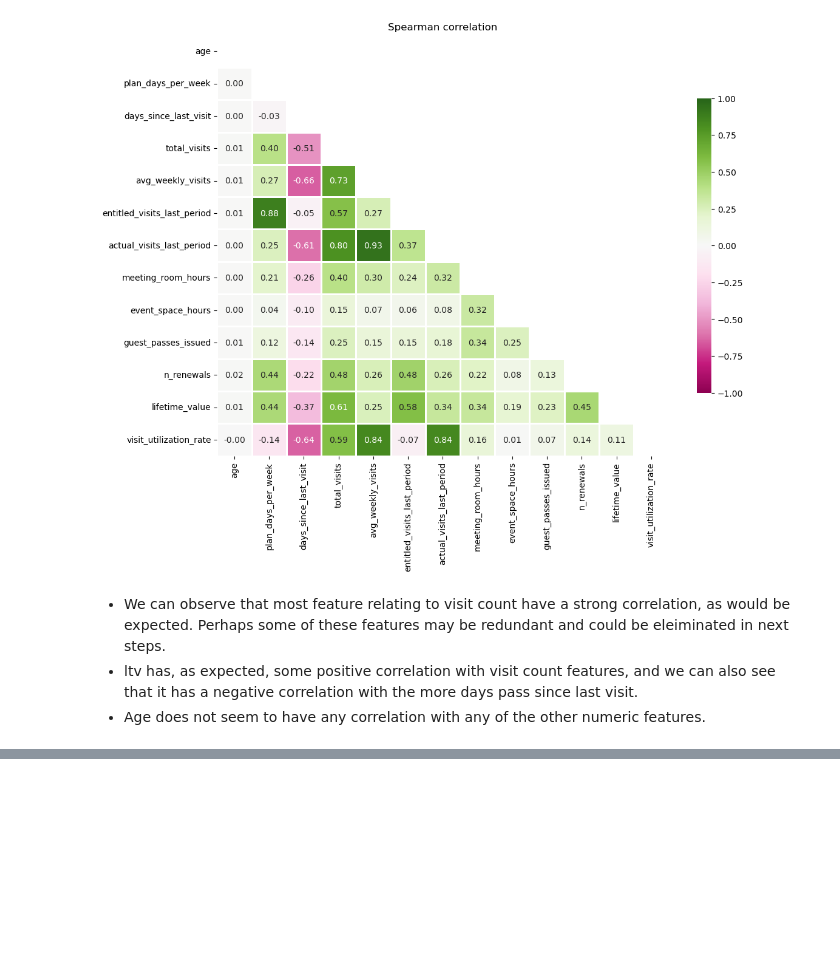
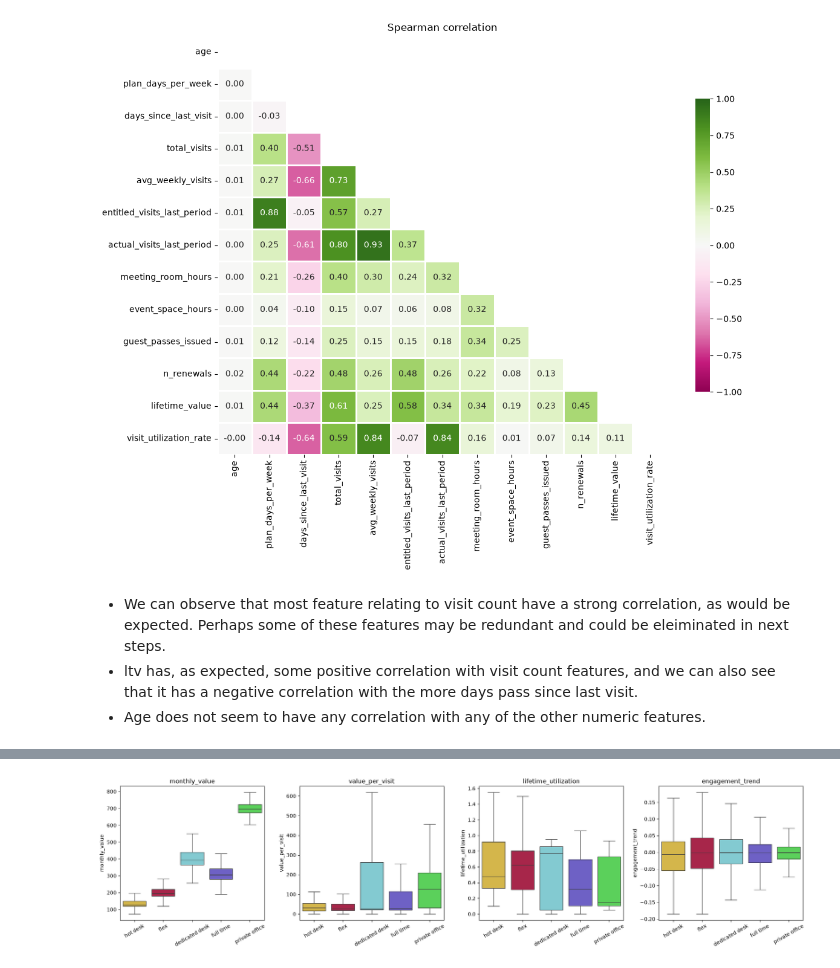
Before and after one commit to jfmenezes/Data-Mining-Project, a Jupyter notebook: Notebooks/DE_Graphs_adjusted.ipynb, the cells around one changed output, grey strips where cells are left out. Drawn from its saved outputs; the diff is of its cells as text; code cells hidden in the pictures; blank space fills up the shorter version.

```diff
--- a/Notebooks/DE_Graphs_adjusted.ipynb
+++ b/Notebooks/DE_Graphs_adjusted.ipynb
@@ -866,0 +1173,13 @@ plt.show()
+# %%
+tier_view = ['monthly_value', 'value_per_visit', 'lifetime_utilization', 'engagement_trend']
+
+fig, axes = plt.subplots(1, 4, figsize=(20, 5), tight_layout=True)
+for ax, col in zip(axes, tier_view):
+    sns.boxplot(data=acdc_features, x='plan_tier', y=col, hue='plan_tier', legend=False, order=Tier_Order,
+                palette=Tier_Color, ax=ax, showfliers=False)
+    ax.set_title(col)
+    ax.set_xlabel('')
+    ax.tick_params(axis='x', rotation=30)
+plt.show()
+# %% [output]
+[figure, added]
```
Also changed, not shown: parts of 52 cells of this notebook.
